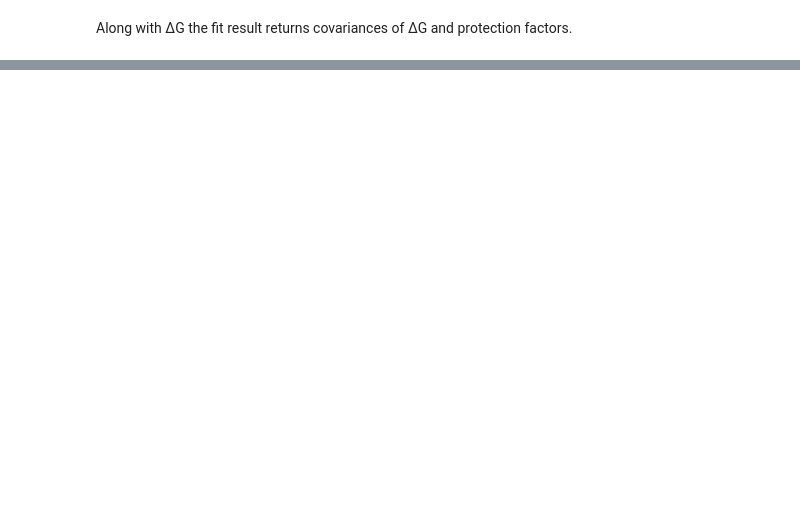
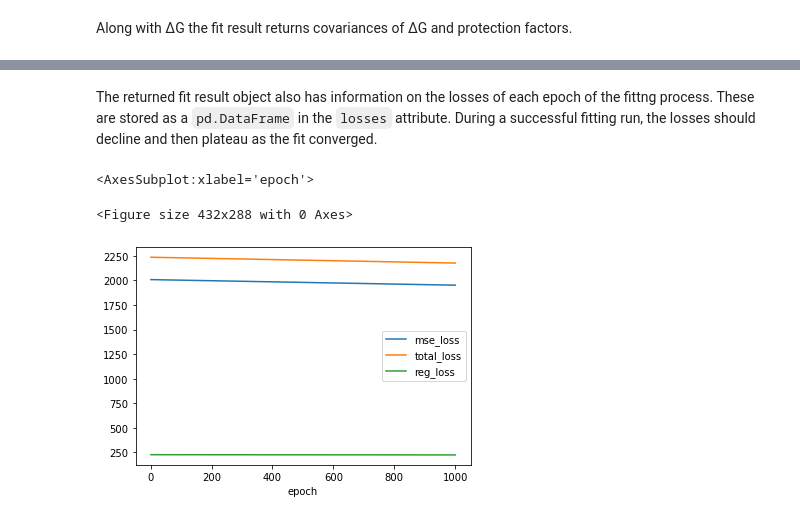
Before and after one commit to Jhsmit/PyHDX, a Jupyter notebook: docs/examples/03_fitting.ipynb, the cells around one changed output, grey strips where cells are left out. Saved outputs shown, nothing was run; the diff lists cells and outputs as text; code cells hidden in the pictures; blank space fills up the shorter version.

```diff
--- a/docs/examples/03_fitting.ipynb
+++ b/docs/examples/03_fitting.ipynb
@@ -149,0 +150,11 @@ None
+# %% [markdown]
+The returned fit result object also has information on the losses of each epoch of the fittng process. These are
+stored as a `pd.DataFrame` in the `losses` attribute. During a successful fitting run, the losses should decline and
+then plateau as the fit converged.
+# %%
+plt.figure()
+gibbs_result.losses[['mse_loss', 'total_loss', 'reg_loss']].plot()
+# %% [output]
+<AxesSubplot:xlabel='epoch'>
+<Figure size 432x288 with 0 Axes>
+[figure, added]
```
Also changed, not shown: parts of 12 cells of this notebook, 2 other files.
